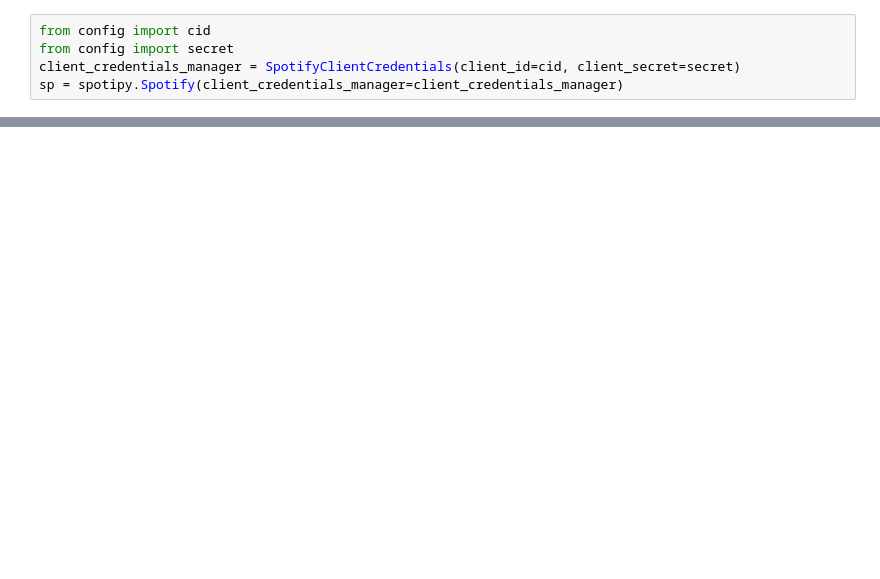
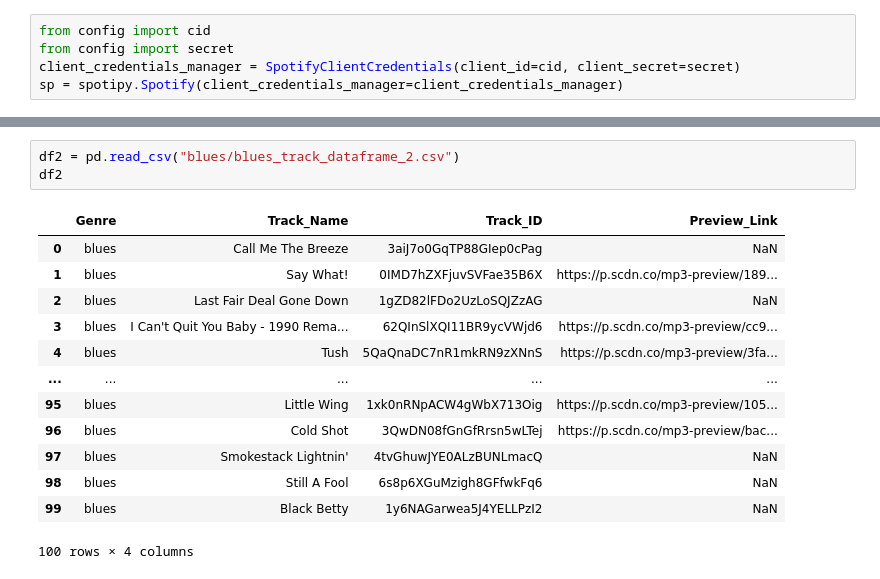
Before and after one commit to KathrynPanger/classify-spotify, a Jupyter notebook: caitlin/blues_classical_country.ipynb, the cells around one changed output, grey strips where cells are left out. Drawn from its saved outputs; the diff is of its cells as text; blank space fills up the shorter version.

```diff
--- a/caitlin/blues_classical_country.ipynb
+++ b/caitlin/blues_classical_country.ipynb
@@ -59,0 +59,17 @@ tracks_df
+# %%
+df2 = pd.read_csv("blues/blues_track_dataframe_2.csv")
+df2
+# %% [output]
+|  | Genre | Track_Name | Track_ID | Preview_Link |
+| 0 | blues | Call Me The Breeze | 3aiJ7o0GqTP88GIep0cPag | NaN |
+| 1 | blues | Say What! | 0IMD7hZXFjuvSVFae35B6X | https://p.scdn.co/mp3-preview/189... |
+| 2 | blues | Last Fair Deal Gone Down | 1gZD82lFDo2UzLoSQJZzAG | NaN |
+| 3 | blues | I Can't Quit You Baby - 1990 Rema... | 62QInSlXQI11BR9ycVWjd6 | https://p.scdn.co/mp3-preview/cc9... |
+| 4 | blues | Tush | 5QaQnaDC7nR1mkRN9zXNnS | https://p.scdn.co/mp3-preview/3fa... |
+| ... | ... | ... | ... | ... |
+| 95 | blues | Little Wing | 1xk0nRNpACW4gWbX713Oig | https://p.scdn.co/mp3-preview/105... |
+| 96 | blues | Cold Shot | 3QwDN08fGnGfRrsn5wLTej | https://p.scdn.co/mp3-preview/bac... |
+| 97 | blues | Smokestack Lightnin' | 4tvGhuwJYE0ALzBUNLmacQ | NaN |
+| 98 | blues | Still A Fool | 6s8p6XGuMzigh8GFfwkFq6 | NaN |
+| 99 | blues | Black Betty | 1y6NAGarwea5J4YELLPzI2 | NaN |
+100 rows × 4 columns
```
Also changed, not shown: parts of 15 cells of this notebook, 7 other files.
